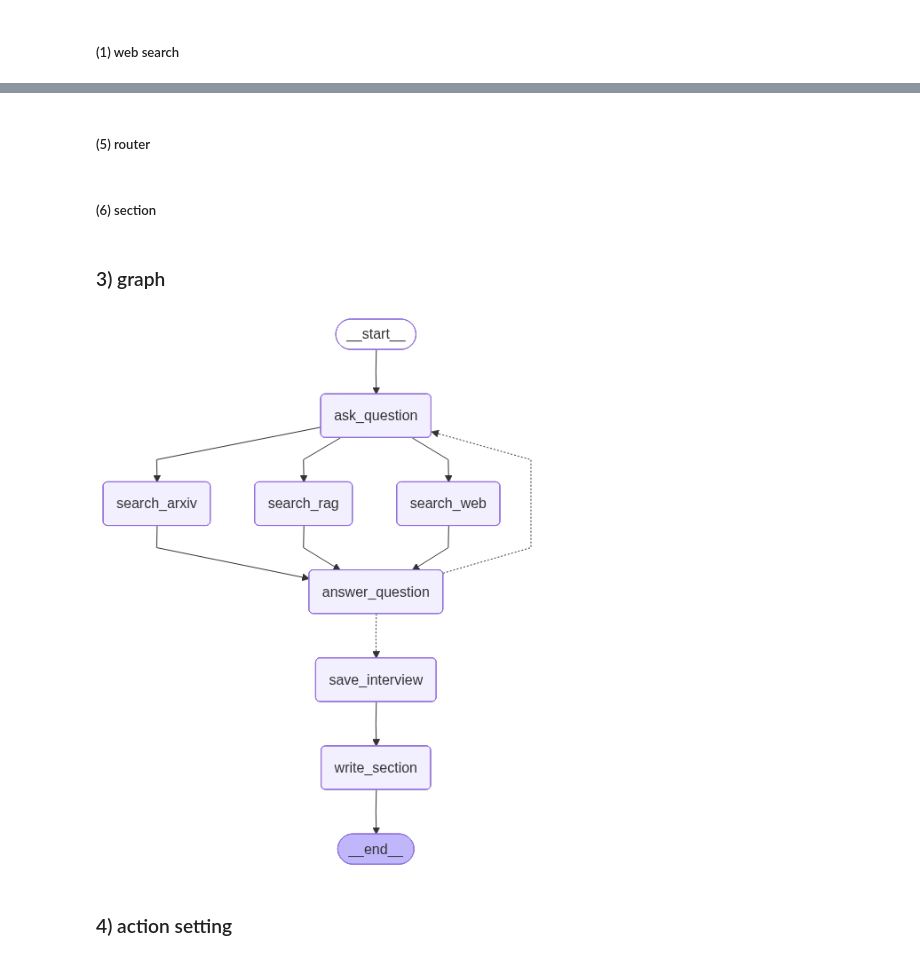
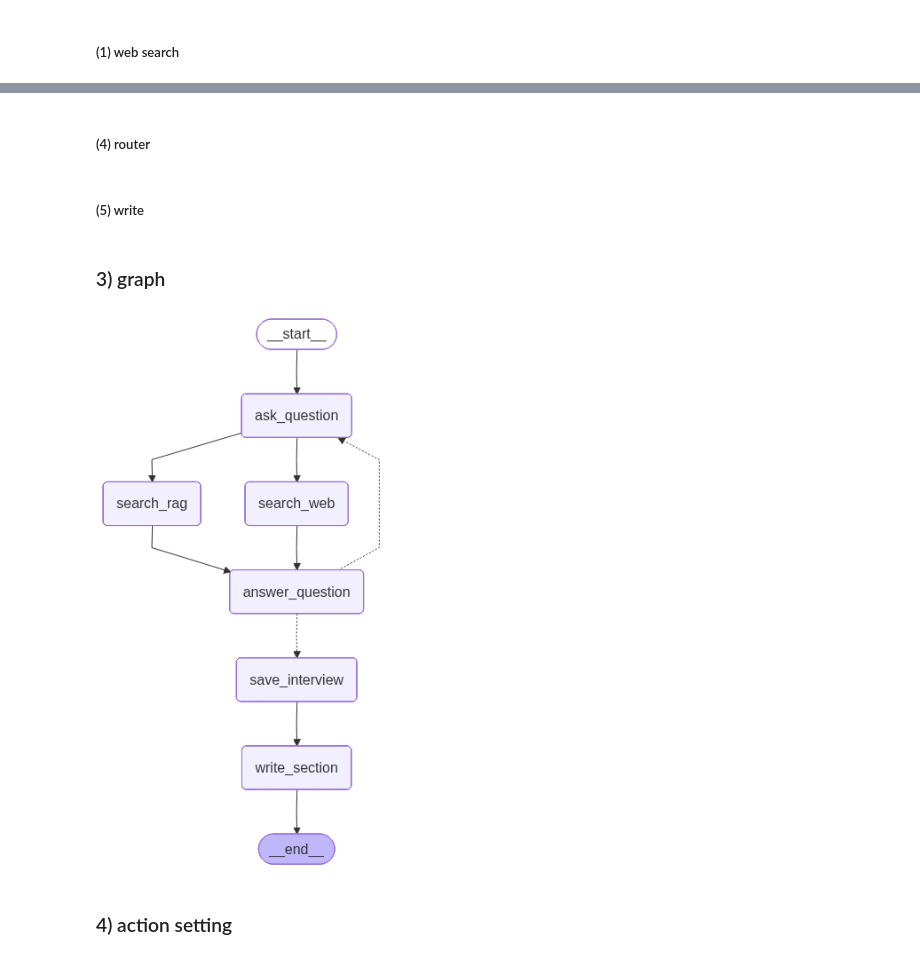
Before and after one commit to walker0625/kalantir-consulting-ai-agent, a Jupyter notebook: backend/analysis/discussion_agent.ipynb, the cells around one changed output, grey strips where cells are left out. Drawn from its saved outputs; the diff is of its cells as text; code cells hidden in the pictures.

```diff
--- a/backend/analysis/discussion_agent.ipynb
+++ b/backend/analysis/discussion_agent.ipynb
@@ -106,7 +106,12 @@ Description:
 import operator
 from typing import Annotated
 from langgraph.graph import MessagesState
-from langchain_core.messages import SystemMessage, HumanMessage, AIMessage
+from langchain_core.messages import SystemMessage
+import traceback
+
+# state update 동기화 error 해결 reducer
+def debug_reducer(old, new):
+    return new
 
 class InterviewState(MessagesState):
 
@@ -115,7 +120,7 @@ class InterviewState(MessagesState):
     consultant: Consultant
     interview: str
     sections: list
-    topic: str
+    topic: Annotated[str, debug_reducer]
 # %%
 question_instructions = """You are an consultant tasked with interviewing an expert to learn about a specific topic.
 
@@ -323,7 +290,7 @@ def save_interview(state: InterviewState):
     # 인터뷰 키에 저장
     return {"interview": interview}
 # %% [markdown]
-##### (5) router
+##### (4) router
 # %%
 def route_messages(state: InterviewState, name: str = "expert"):
     """interaction with question and answer"""
@@ -349,7 +316,7 @@ def route_messages(state: InterviewState, name: str = "expert"):
         return "save_interview"
     return "ask_question"
 # %% [markdown]
-##### (6) section
+##### (5) write
 # %%
 section_writer_instructions = """You are an expert technical writer.
 
@@ -441,37 +408,34 @@ from langgraph.graph import START, END, StateGraph
 from langgraph.checkpoint.memory import MemorySaver
 
 # node 정의
 interview_builder = StateGraph(InterviewState)
 interview_builder.add_node('ask_question', ask_question)
 interview_builder.add_node('search_web', search_web)
-interview_builder.add_node('search_arxiv', search_arxiv)
 interview_builder.add_node('search_rag', search_rag)
 interview_builder.add_node('answer_question', answer_question)
 interview_builder.add_node('save_interview', save_interview)
 interview_builder.add_node('write_section', write_section)
 
 # edge 연결
 interview_builder.add_edge(START, 'ask_question')
 interview_builder.add_edge('ask_question', 'search_web')
-interview_builder.add_edge('ask_question', 'search_arxiv')
 interview_builder.add_edge('ask_question', 'search_rag')
 interview_builder.add_edge('search_web', 'answer_question')
-interview_builder.add_edge('search_arxiv', 'answer_question')
 interview_builder.add_edge('search_rag', 'answer_question')
 interview_builder.add_conditional_edges(
     'answer_question', route_messages, ['ask_question', 'save_interview']
 )
 interview_builder.add_edge('save_interview', 'write_section')
 interview_builder.add_edge('write_section', END)
 
 memory = MemorySaver()
 interview_graph = interview_builder.compile(checkpointer=memory).with_config(
     run_name='Conduct Interviews'
 )
 
 interview_graph
 # %% [output]
-[figure, old version]
+[figure, new version]
 # %% [markdown]
 ### 4) action setting
 # %%
```
Also changed, not shown: parts of 17 cells of this notebook, 1 other file.
